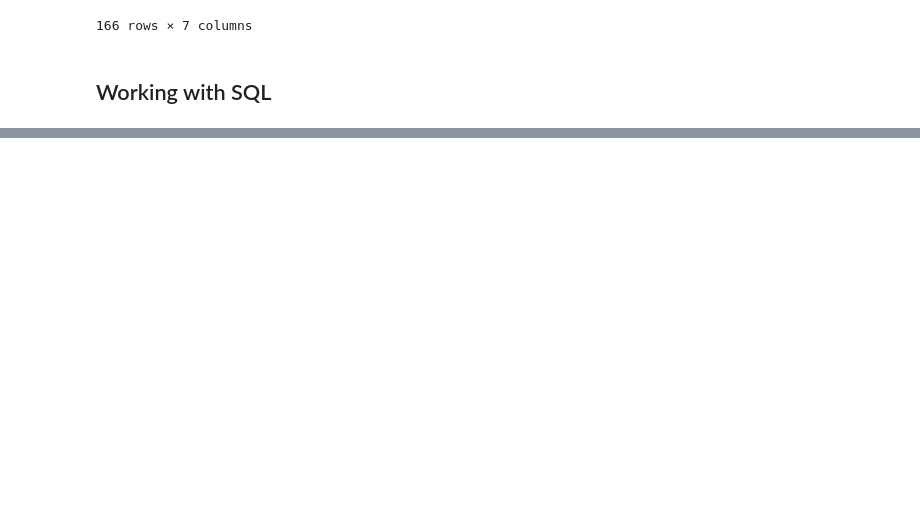
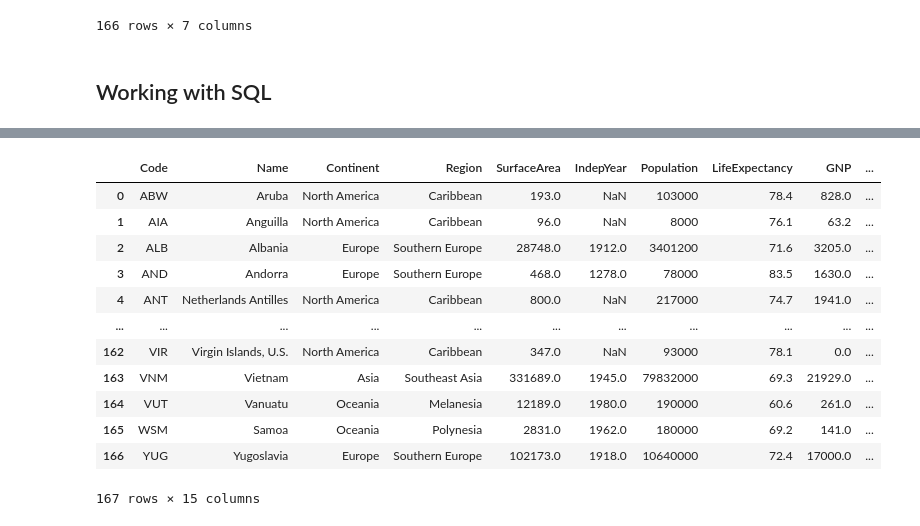
Before and after one commit to ehtishamsher/campus_x_100_days_of_ml, a Jupyter notebook: day_16/working_with_json_and_sql.ipynb, the cells around one changed output, grey strips where cells are left out. Cells and saved outputs as stored; diff of their text form; code cells hidden in the pictures; blank space fills up the shorter version.

```diff
--- a/day_16/working_with_json_and_sql.ipynb
+++ b/day_16/working_with_json_and_sql.ipynb
@@ -51,0 +74,2 @@ df
+# %%
+connection = mysql.connector.connect(host = 'localhost',user = 'root',password = '',database = 'world')
@@ -51,0 +96,16 @@ df
+# %%
+pd.read_sql_query("SELECT * FROM country WHERE LifeExpectancy > 60", connection)
+# %% [output]
+|  | Code | Name | Continent | Region | SurfaceArea | IndepYear | Population | LifeExpectancy | GNP | ... |
+| 0 | ABW | Aruba | North America | Caribbean | 193.0 | NaN | 103000 | 78.4 | 828.0 | ... |
+| 1 | AIA | Anguilla | North America | Caribbean | 96.0 | NaN | 8000 | 76.1 | 63.2 | ... |
+| 2 | ALB | Albania | Europe | Southern Europe | 28748.0 | 1912.0 | 3401200 | 71.6 | 3205.0 | ... |
+| 3 | AND | Andorra | Europe | Southern Europe | 468.0 | 1278.0 | 78000 | 83.5 | 1630.0 | ... |
+| 4 | ANT | Netherlands Antilles | North America | Caribbean | 800.0 | NaN | 217000 | 74.7 | 1941.0 | ... |
+| ... | ... | ... | ... | ... | ... | ... | ... | ... | ... | ... |
+| 162 | VIR | Virgin Islands, U.S. | North America | Caribbean | 347.0 | NaN | 93000 | 78.1 | 0.0 | ... |
+| 163 | VNM | Vietnam | Asia | Southeast Asia | 331689.0 | 1945.0 | 79832000 | 69.3 | 21929.0 | ... |
+| 164 | VUT | Vanuatu | Oceania | Melanesia | 12189.0 | 1980.0 | 190000 | 60.6 | 261.0 | ... |
+| 165 | WSM | Samoa | Oceania | Polynesia | 2831.0 | 1962.0 | 180000 | 69.2 | 141.0 | ... |
+| 166 | YUG | Yugoslavia | Europe | Southern Europe | 102173.0 | 1918.0 | 10640000 | 72.4 | 17000.0 | ... |
+167 rows × 15 columns
```
Also changed, not shown: parts of 4 cells of this notebook.
